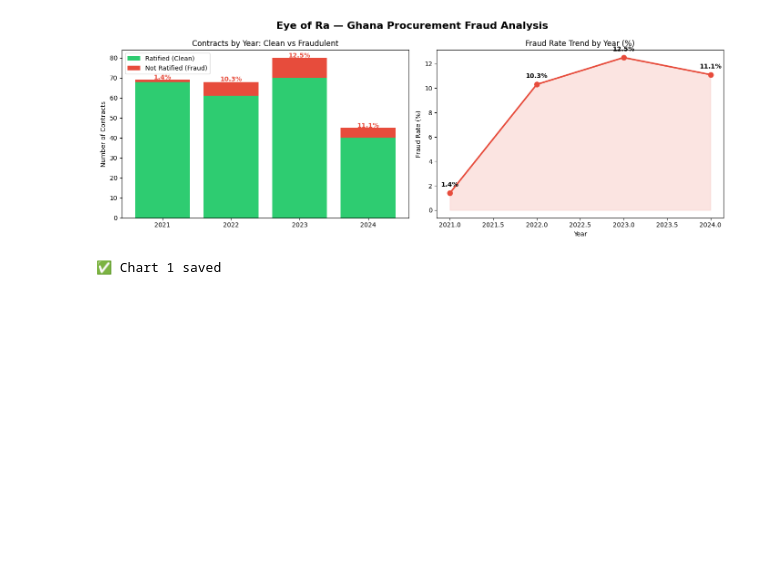
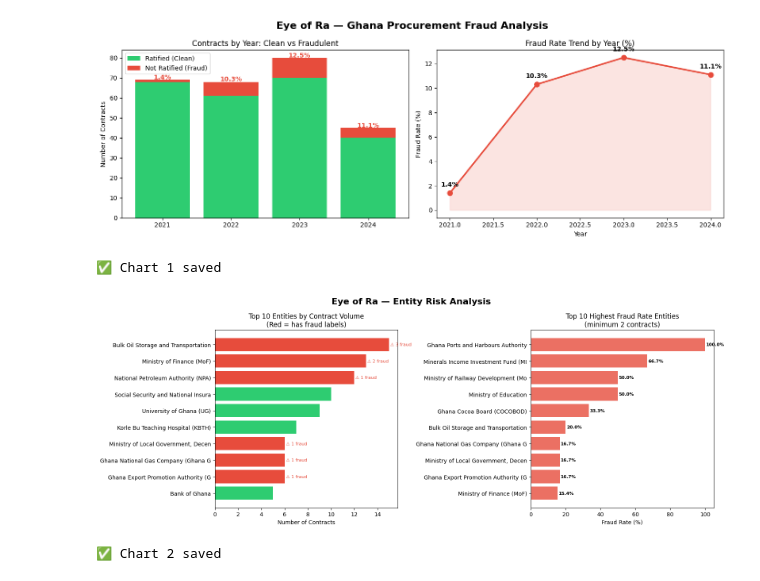
Before and after one commit to Joey-Jireh/eye-of-ra, a Jupyter notebook: notebooks/week1/week1_data_exploration.ipynb, the cells around one changed output. Cells and saved outputs as stored; diff of their text form; code cells hidden in the pictures; blank space fills up the shorter version.

Commit message:
Cell 27 — EDA visualisation 2, entity risk analysis

```diff
--- a/notebooks/week1/week1_data_exploration.ipynb
+++ b/notebooks/week1/week1_data_exploration.ipynb
@@ -1843,3 +1843,46 @@ print("✅ Chart 1 saved")
 # %% [output]
 [figure]
 ✅ Chart 1 saved
+# %%
+# Cell 27 — EDA Visualisation 2: Top entities by contract count and fraud
+
+fig, axes = plt.subplots(1, 2, figsize=(16, 6))
+fig.suptitle('Eye of Ra — Entity Risk Analysis', fontsize=16, fontweight='bold')
+
+# Chart 1: Top 10 entities by contract count
+top_entities = df.groupby('entity').agg(
+    total=('fraud_label', 'count'),
+    fraud=('fraud_label', 'sum')
+).reset_index()
+top_entities['fraud_rate'] = (top_entities['fraud'] / top_entities['total'] * 100).round(1)
+top_10 = top_entities.sort_values('total', ascending=False).head(10)
+
+colors = ['#e74c3c' if f > 0 else '#2ecc71' for f in top_10['fraud']]
+bars = axes[0].barh(top_10['entity'].str[:35], top_10['total'], color=colors)
+axes[0].set_title('Top 10 Entities by Contract Volume\n(Red = has fraud labels)')
+axes[0].set_xlabel('Number of Contracts')
+axes[0].invert_yaxis()
+for bar, fraud in zip(bars, top_10['fraud']):
+    if fraud > 0:
+        axes[0].text(bar.get_width() + 0.1, bar.get_y() + bar.get_height()/2,
+                    f'⚠ {fraud} fraud', va='center', fontsize=8, color='#e74c3c')
+
+# Chart 2: Entities with highest fraud rate (min 2 contracts)
+high_risk = top_entities[top_entities['total'] >= 2].sort_values('fraud_rate', ascending=False).head(10)
+axes[1].barh(high_risk['entity'].str[:35], high_risk['fraud_rate'], color='#e74c3c', alpha=0.8)
+axes[1].set_title('Top 10 Highest Fraud Rate Entities\n(minimum 2 contracts)')
+axes[1].set_xlabel('Fraud Rate (%)')
+axes[1].invert_yaxis()
+for i, (_, row) in enumerate(high_risk.iterrows()):
+    axes[1].text(row['fraud_rate'] + 0.5, i, f"{row['fraud_rate']}%",
+                va='center', fontsize=8, fontweight='bold')
+
+plt.tight_layout()
+plt.savefig('/content/eda_entity_risk.png', dpi=150, bbox_inches='tight')
+plt.show()
+print("✅ Chart 2 saved")
+
+# Git: Cell 27 — EDA visualisation 2, entity risk analysis
+# %% [output]
+[figure, added]
+✅ Chart 2 saved
```
